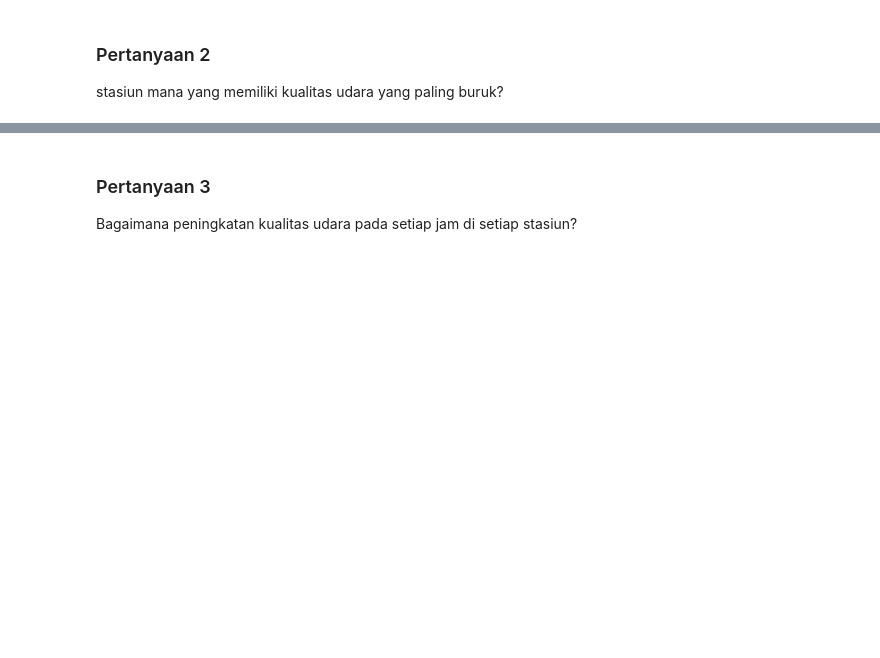
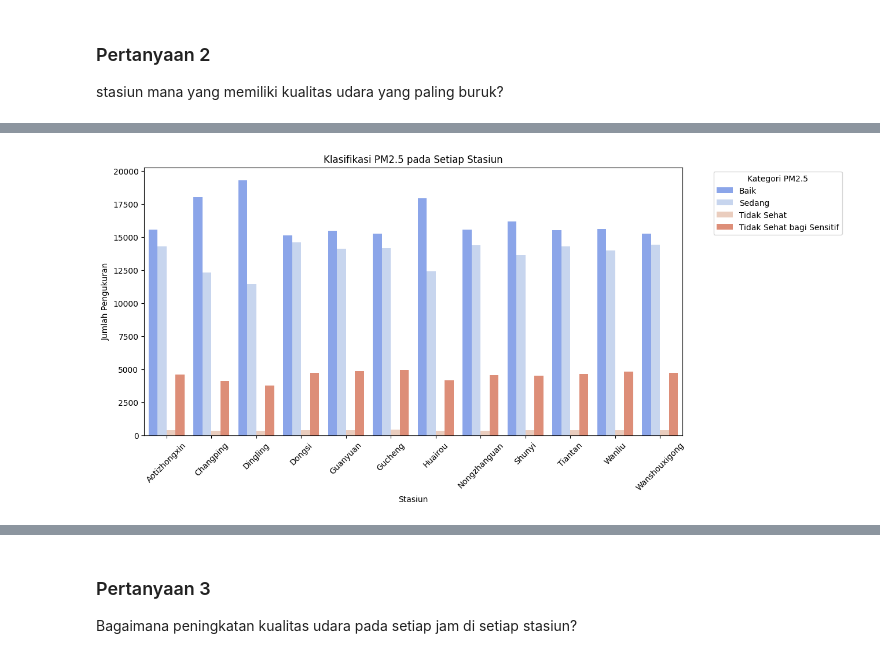
Before and after one commit to Azuredeer/Air-Quality, a Jupyter notebook: analysis_air.ipynb, the cells around one changed output, grey strips where cells are left out. Cells and saved outputs as stored; diff of their text form; code cells hidden in the pictures; blank space fills up the shorter version.

```diff
--- a/analysis_air.ipynb
+++ b/analysis_air.ipynb
@@ -2938,0 +3093,28 @@ stasiun mana yang memiliki kualitas udara yang paling buruk?
+# %%
+# Fungsi klasifikasi kualitas udara
+def classify_pm25(value):
+    if value <= 50: return "Baik"
+    elif value <= 100: return "Sedang"
+    elif value <= 150: return "Tidak Sehat bagi Sensitif"
+    elif value <= 200: return "Tidak Sehat"
+    elif value <= 300: return "Sangat Tidak Sehat"
+    else: return "Berbahaya"
+
+# Terapkan klasifikasi untuk PM2.5
+all_data["PM2.5_Classify"] = all_data["PM2.5"].apply(classify_pm25)
+
+# Hitung jumlah kategori tiap stasiun
+category_counts = all_data.groupby(["station", "PM2.5_Classify"]).size().reset_index(name="Jumlah")
+
+# Visualisasi barchart
+plt.figure(figsize=(12, 6))
+sns.barplot(x="station", y="Jumlah", hue="PM2.5_Classify", data=category_counts, palette="coolwarm")
+
+plt.xlabel("Stasiun")
+plt.ylabel("Jumlah Pengukuran")
+plt.title("Klasifikasi PM2.5 pada Setiap Stasiun")
+plt.xticks(rotation=45)
+plt.legend(title="Kategori PM2.5", bbox_to_anchor=(1.05, 1), loc="upper left")
+plt.show()
+# %% [output]
+[figure, added]
```
Also changed, not shown: parts of 3 cells of this notebook.
